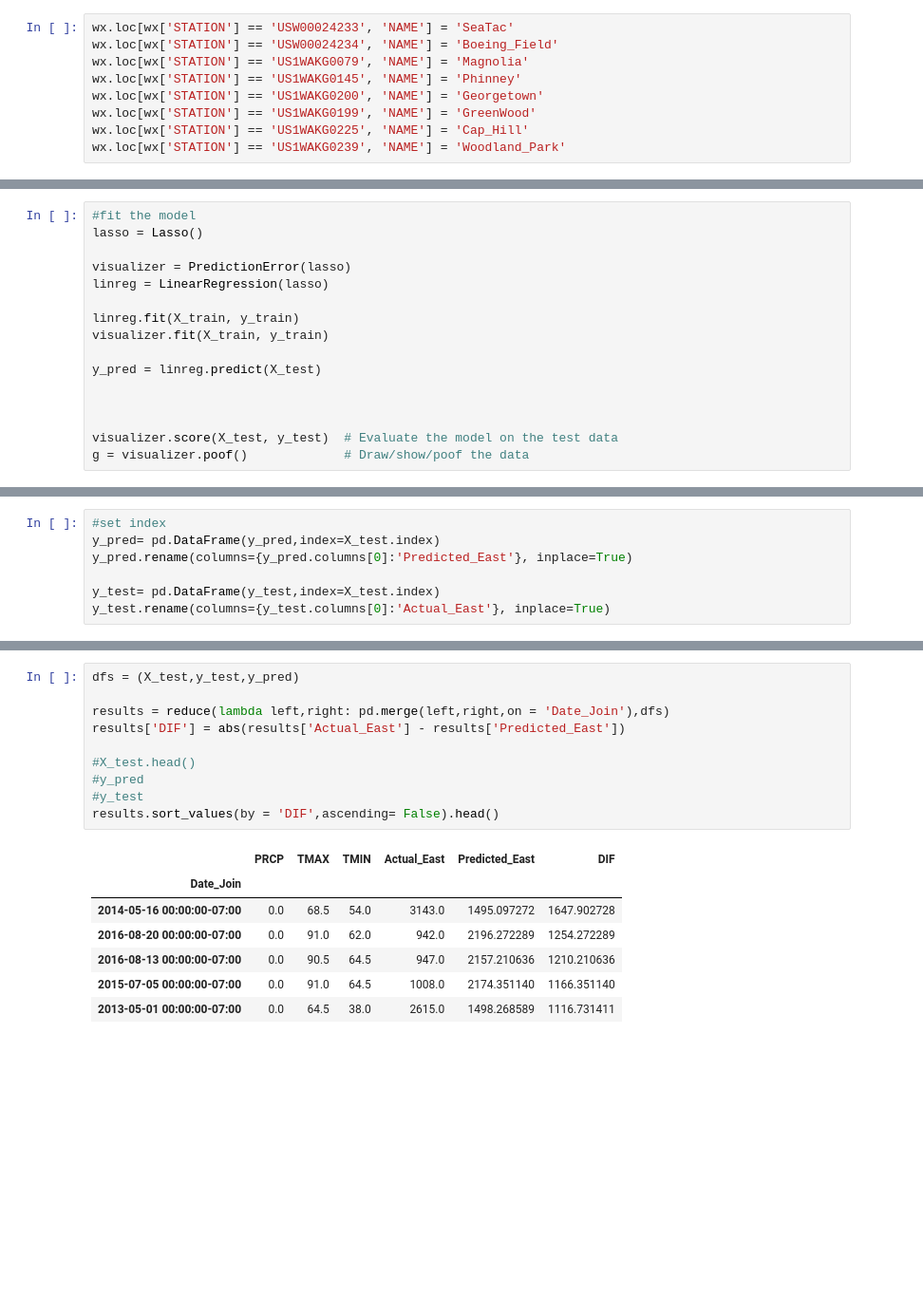
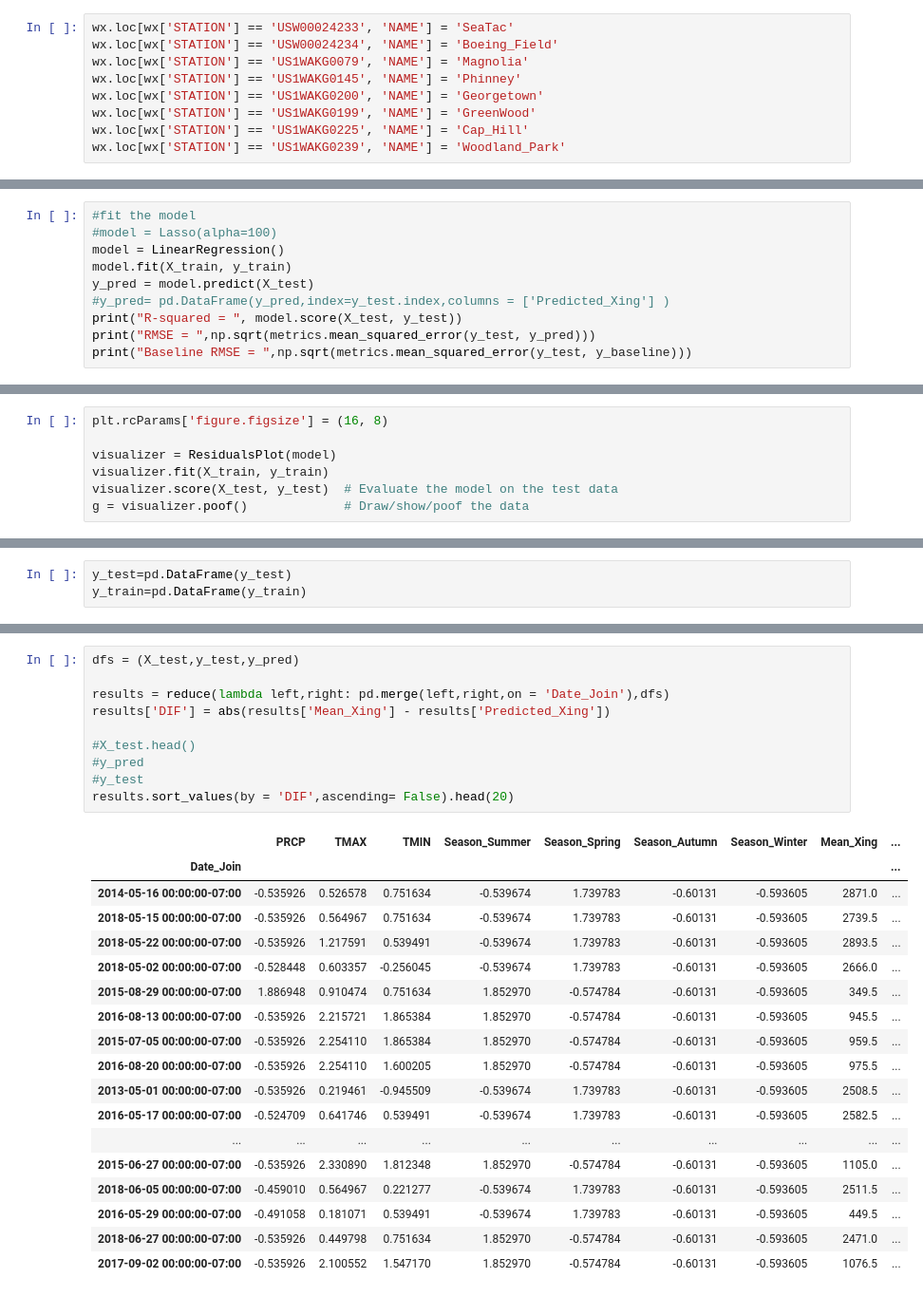
Before and after one commit to codyRing/Data_Science_Captstone, a Jupyter notebook: Fremont_Simple_Linear.ipynb, the cells around one changed output, grey strips where cells are left out. Shown at 95% size. Saved outputs shown, nothing was run; the diff lists cells and outputs as text; blank space fills up the shorter version.

```diff
--- a/Fremont_Simple_Linear.ipynb
+++ b/Fremont_Simple_Linear.ipynb
@@ -70,0 +207,10 @@ X_train, X_test, y_train, y_test = train_test_split(X, y,random_state= 23)
+# %%
+#fit the model
+#model = Lasso(alpha=100)
+model = LinearRegression()
+model.fit(X_train, y_train)
+y_pred = model.predict(X_test)
+#y_pred= pd.DataFrame(y_pred,index=y_test.index,columns = ['Predicted_Xing'] )
+print("R-squared = ", model.score(X_test, y_test))
+print("RMSE = ",np.sqrt(metrics.mean_squared_error(y_test, y_pred)))
+print("Baseline RMSE = ",np.sqrt(metrics.mean_squared_error(y_test, y_baseline)))
@@ -71,17 +237,8 @@ X_train, X_test, y_train, y_test = train_test_split(X, y,random_state= 23)
 # %%
-#fit the model
-lasso = Lasso()
+plt.rcParams['figure.figsize'] = (16, 8)
 
-visualizer = PredictionError(lasso)
-linreg = LinearRegression(lasso)
-
-linreg.fit(X_train, y_train)
+visualizer = ResidualsPlot(model)
 visualizer.fit(X_train, y_train)
-
-y_pred = linreg.predict(X_test)
-
-
-
 visualizer.score(X_test, y_test)  # Evaluate the model on the test data
 g = visualizer.poof()             # Draw/show/poof the data
 # %% [output]
@@ -104,7 +265,3 @@ RMSE =  444.28122328637346
-# %%
-#set index
-y_pred= pd.DataFrame(y_pred,index=X_test.index)
-y_pred.rename(columns={y_pred.columns[0]:'Predicted_East'}, inplace=True)
-
-y_test= pd.DataFrame(y_test,index=X_test.index)
-y_test.rename(columns={y_test.columns[0]:'Actual_East'}, inplace=True)
+# %%
+y_test=pd.DataFrame(y_test)
+y_train=pd.DataFrame(y_train)
@@ -111,18 +274,29 @@ y_test.rename(columns={y_test.columns[0]:'Actual_East'}, inplace=True)
 # %%
 dfs = (X_test,y_test,y_pred)
 
 results = reduce(lambda left,right: pd.merge(left,right,on = 'Date_Join'),dfs)
-results['DIF'] = abs(results['Actual_East'] - results['Predicted_East'])
+results['DIF'] = abs(results['Mean_Xing'] - results['Predicted_Xing'])
 
 #X_test.head()
 #y_pred
 #y_test
-results.sort_values(by = 'DIF',ascending= False).head()
+results.sort_values(by = 'DIF',ascending= False).head(20)
 # %% [output]
-|  | PRCP | TMAX | TMIN | Actual_East | Predicted_East | DIF |
-| Date_Join |  |  |  |  |  |  |
-| 2014-05-16 00:00:00-07:00 | 0.0 | 68.5 | 54.0 | 3143.0 | 1495.097272 | 1647.902728 |
-| 2016-08-20 00:00:00-07:00 | 0.0 | 91.0 | 62.0 | 942.0 | 2196.272289 | 1254.272289 |
-| 2016-08-13 00:00:00-07:00 | 0.0 | 90.5 | 64.5 | 947.0 | 2157.210636 | 1210.210636 |
-| 2015-07-05 00:00:00-07:00 | 0.0 | 91.0 | 64.5 | 1008.0 | 2174.351140 | 1166.351140 |
-| 2013-05-01 00:00:00-07:00 | 0.0 | 64.5 | 38.0 | 2615.0 | 1498.268589 | 1116.731411 |
+|  | PRCP | TMAX | TMIN | Season_Summer | Season_Spring | Season_Autumn | Season_Winter | Mean_Xing | ... |
+| Date_Join |  |  |  |  |  |  |  |  | ... |
+| 2014-05-16 00:00:00-07:00 | -0.535926 | 0.526578 | 0.751634 | -0.539674 | 1.739783 | -0.60131 | -0.593605 | 2871.0 | ... |
+| 2018-05-15 00:00:00-07:00 | -0.535926 | 0.564967 | 0.751634 | -0.539674 | 1.739783 | -0.60131 | -0.593605 | 2739.5 | ... |
+| 2018-05-22 00:00:00-07:00 | -0.535926 | 1.217591 | 0.539491 | -0.539674 | 1.739783 | -0.60131 | -0.593605 | 2893.5 | ... |
+| 2018-05-02 00:00:00-07:00 | -0.528448 | 0.603357 | -0.256045 | -0.539674 | 1.739783 | -0.60131 | -0.593605 | 2666.0 | ... |
+| 2015-08-29 00:00:00-07:00 | 1.886948 | 0.910474 | 0.751634 | 1.852970 | -0.574784 | -0.60131 | -0.593605 | 349.5 | ... |
+| 2016-08-13 00:00:00-07:00 | -0.535926 | 2.215721 | 1.865384 | 1.852970 | -0.574784 | -0.60131 | -0.593605 | 945.5 | ... |
+| 2015-07-05 00:00:00-07:00 | -0.535926 | 2.254110 | 1.865384 | 1.852970 | -0.574784 | -0.60131 | -0.593605 | 959.5 | ... |
+| 2016-08-20 00:00:00-07:00 | -0.535926 | 2.254110 | 1.600205 | 1.852970 | -0.574784 | -0.60131 | -0.593605 | 975.5 | ... |
+| 2013-05-01 00:00:00-07:00 | -0.535926 | 0.219461 | -0.945509 | -0.539674 | 1.739783 | -0.60131 | -0.593605 | 2508.5 | ... |
+| 2016-05-17 00:00:00-07:00 | -0.524709 | 0.641746 | 0.539491 | -0.539674 | 1.739783 | -0.60131 | -0.593605 | 2582.5 | ... |
+| ... | ... | ... | ... | ... | ... | ... | ... | ... | ... |
+| 2015-06-27 00:00:00-07:00 | -0.535926 | 2.330890 | 1.812348 | 1.852970 | -0.574784 | -0.60131 | -0.593605 | 1105.0 | ... |
+| 2018-06-05 00:00:00-07:00 | -0.459010 | 0.564967 | 0.221277 | -0.539674 | 1.739783 | -0.60131 | -0.593605 | 2511.5 | ... |
+| 2016-05-29 00:00:00-07:00 | -0.491058 | 0.181071 | 0.539491 | -0.539674 | 1.739783 | -0.60131 | -0.593605 | 449.5 | ... |
+| 2018-06-27 00:00:00-07:00 | -0.535926 | 0.449798 | 0.751634 | 1.852970 | -0.574784 | -0.60131 | -0.593605 | 2471.0 | ... |
+| 2017-09-02 00:00:00-07:00 | -0.535926 | 2.100552 | 1.547170 | 1.852970 | -0.574784 | -0.60131 | -0.593605 | 1076.5 | ... |
```
Also changed, not shown: parts of 21 cells of this notebook, 2 other files.
